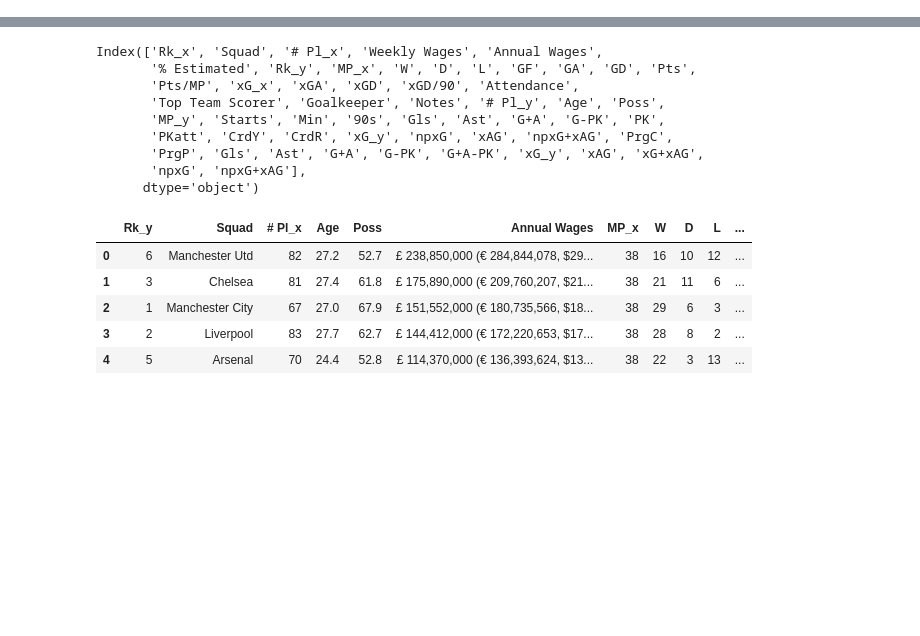
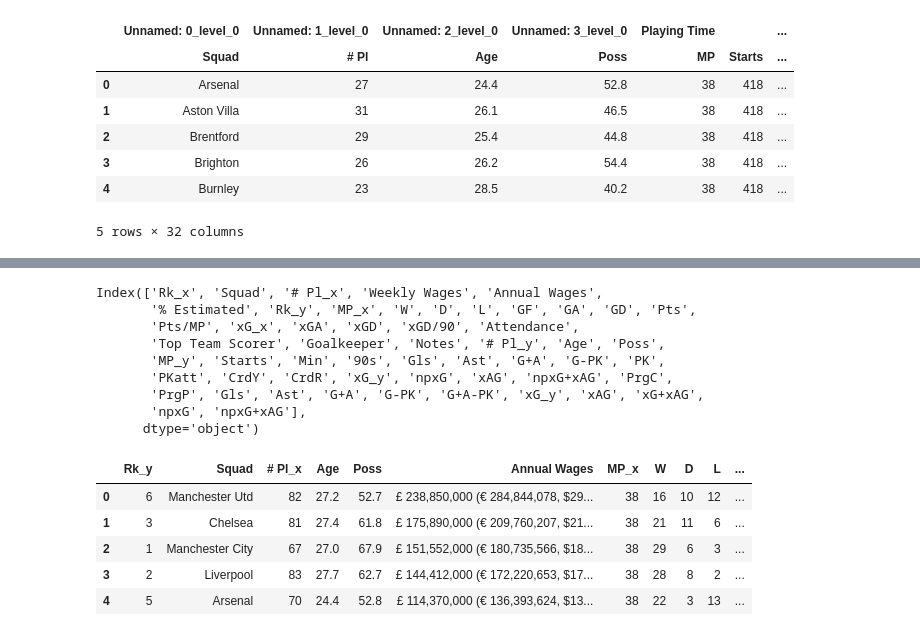
Before and after one commit to GurpreetChugh/Project-Football, a Jupyter notebook: EPL_Project_Football.ipynb, the cells around one changed output, grey strips where cells are left out. Cells and saved outputs as stored; diff of their text form; code cells hidden in the pictures; blank space fills up the shorter version.

```diff
--- a/EPL_Project_Football.ipynb
+++ b/EPL_Project_Football.ipynb
@@ -21,16 +29,26 @@ EPL_2022_summary_df = pd.DataFrame(table_22[0])
 # %%
 # Get 2nd summary table (index[2])for each season
 sum_table_18 = pd.read_html('https://fbref.com/en/comps/9/2017-2018/2017-2018-Premier-League-Stats')
 sum_table_19 = pd.read_html('https://fbref.com/en/comps/9/2018-2019/2018-2019-Premier-League-Stats')
 sum_table_20 = pd.read_html('https://fbref.com/en/comps/9/2019-2020/2019-2020-Premier-League-Stats')
 sum_table_21 = pd.read_html('https://fbref.com/en/comps/9/2020-2021/2020-2021-Premier-League-Stats')
 sum_table_22 = pd.read_html('https://fbref.com/en/comps/9/2021-2022/2021-2022-Premier-League-Stats')
 
 EPL_2018_summary2_df = pd.DataFrame(sum_table_18[2])
 EPL_2019_summary2_df = pd.DataFrame(sum_table_19[2])
 EPL_2020_summary2_df = pd.DataFrame(sum_table_20[2])
 EPL_2021_summary2_df = pd.DataFrame(sum_table_21[2])
 EPL_2022_summary2_df = pd.DataFrame(sum_table_22[2])
+EPL_2022_summary2_df.head()
+# %% [output]
+|  | Unnamed: 0_level_0 | Unnamed: 1_level_0 | Unnamed: 2_level_0 | Unnamed: 3_level_0 | Playing Time |  | ... |
+|  | Squad | # Pl | Age | Poss | MP | Starts | ... |
+| 0 | Arsenal | 27 | 24.4 | 52.8 | 38 | 418 | ... |
+| 1 | Aston Villa | 31 | 26.1 | 46.5 | 38 | 418 | ... |
+| 2 | Brentford | 29 | 25.4 | 44.8 | 38 | 418 | ... |
+| 3 | Brighton | 26 | 26.2 | 54.4 | 38 | 418 | ... |
+| 4 | Burnley | 23 | 28.5 | 40.2 | 38 | 418 | ... |
+5 rows × 32 columns
 # %%
 # Remove upper level to allow for merging with other tables
 EPL_2018_summary2_df = EPL_2018_summary2_df.droplevel(0, axis = 1)
```
Also changed, not shown: parts of 4 cells of this notebook, 18 other files.
